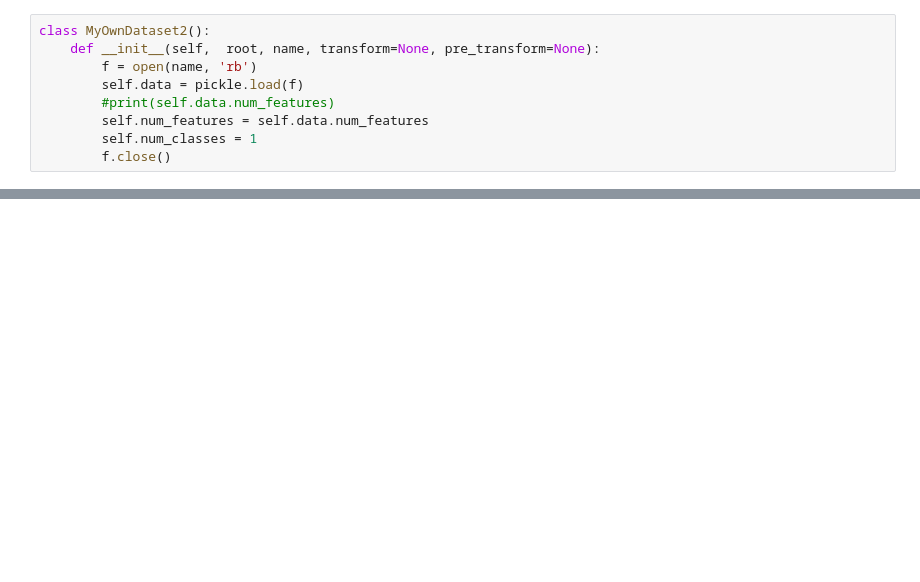
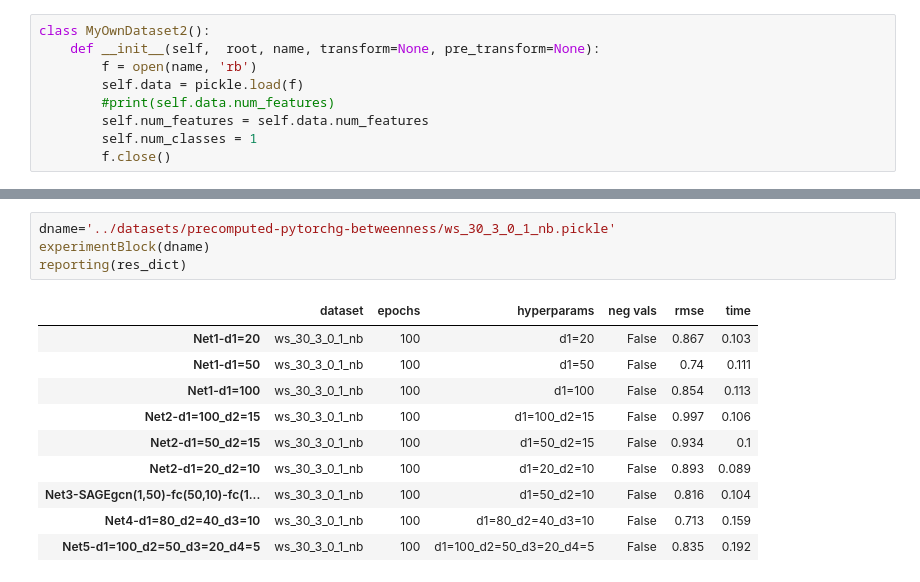
Before and after one commit to presmerats/GNN-MThesis, a Jupyter notebook: src/girvan-newman/TFM_Transductive_setting_GCN_node_betweenness.ipynb, the cells around one changed output, grey strips where cells are left out. Saved outputs shown, nothing was run; the diff lists cells and outputs as text; blank space fills up the shorter version.

```diff
--- a/src/girvan-newman/TFM_Transductive_setting_GCN_node_betweenness.ipynb
+++ b/src/girvan-newman/TFM_Transductive_setting_GCN_node_betweenness.ipynb
@@ -415,0 +515,15 @@ Total train-test time: 0.5616779327392578
+# %%
+dname='../datasets/precomputed-pytorchg-betweenness/ws_30_3_0_1_nb.pickle'
+experimentBlock(dname)
+reporting(res_dict)
+# %% [output]
+|  | dataset | epochs | hyperparams | neg vals | rmse | time |
+| Net1-d1=20 | ws_30_3_0_1_nb | 100 | d1=20 | False | 0.867 | 0.103 |
+| Net1-d1=50 | ws_30_3_0_1_nb | 100 | d1=50 | False | 0.74 | 0.111 |
+| Net1-d1=100 | ws_30_3_0_1_nb | 100 | d1=100 | False | 0.854 | 0.113 |
+| Net2-d1=100_d2=15 | ws_30_3_0_1_nb | 100 | d1=100_d2=15 | False | 0.997 | 0.106 |
+| Net2-d1=50_d2=15 | ws_30_3_0_1_nb | 100 | d1=50_d2=15 | False | 0.934 | 0.1 |
+| Net2-d1=20_d2=10 | ws_30_3_0_1_nb | 100 | d1=20_d2=10 | False | 0.893 | 0.089 |
+| Net3-SAGEgcn(1,50)-fc(50,10)-fc(1... | ws_30_3_0_1_nb | 100 | d1=50_d2=10 | False | 0.816 | 0.104 |
+| Net4-d1=80_d2=40_d3=10 | ws_30_3_0_1_nb | 100 | d1=80_d2=40_d3=10 | False | 0.713 | 0.159 |
+| Net5-d1=100_d2=50_d3=20_d4=5 | ws_30_3_0_1_nb | 100 | d1=100_d2=50_d3=20_d4=5 | False | 0.835 | 0.192 |
```
Also changed, not shown: parts of 21 cells of this notebook, 2 other files.
